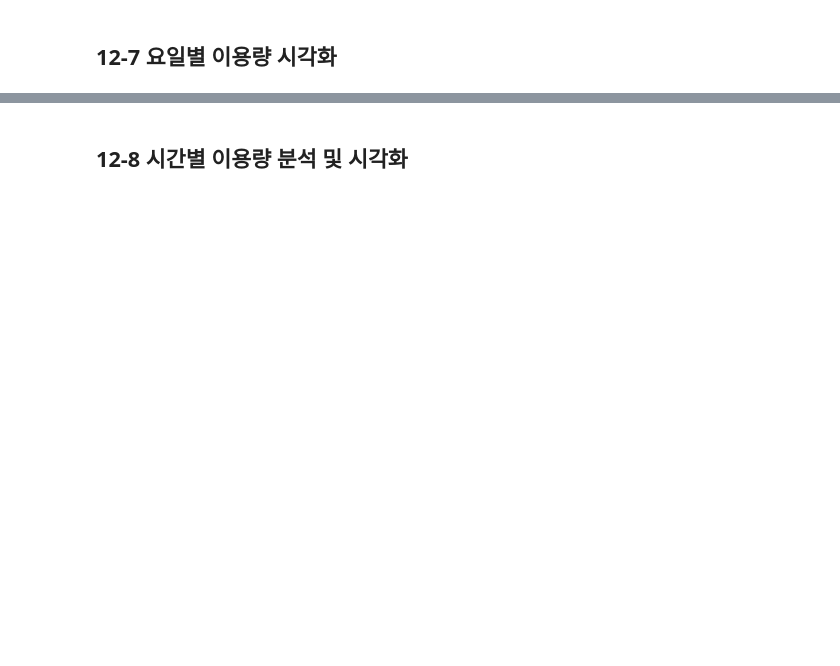
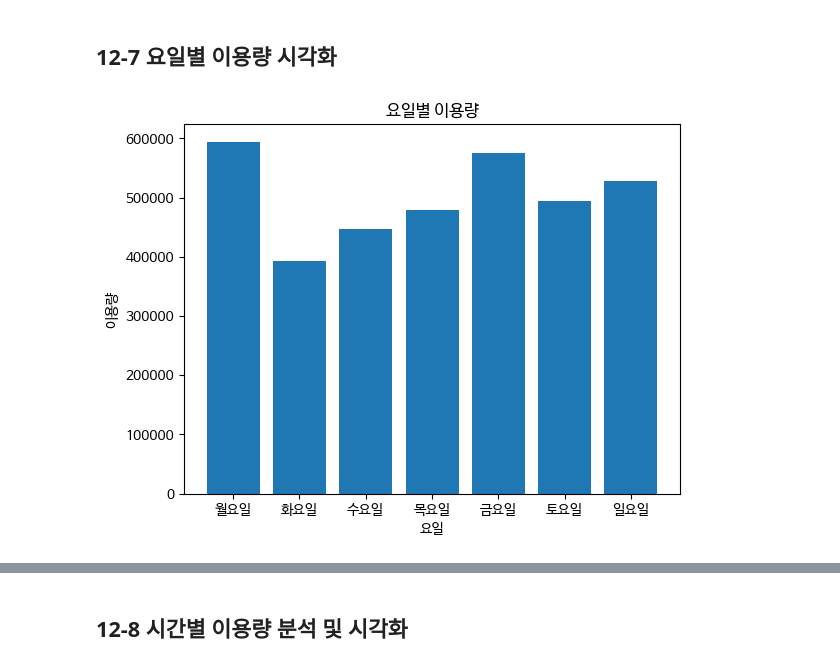
Before and after one commit to JOYCE1216/Data-Analysis-with-Open-Source, a Jupyter notebook: 오픈소스_데이터_분석_12강.ipynb, the cells around one changed output, grey strips where cells are left out. Drawn from its saved outputs; the diff is of its cells as text; code cells hidden in the pictures; blank space fills up the shorter version.

```diff
--- a/오픈소스_데이터_분석_12강.ipynb
+++ b/오픈소스_데이터_분석_12강.ipynb
@@ -213,6 +218,6 @@ print("\n범주형 데이터 요약 통계:\n", df.describe(include=['object']).
 ## 12-6 요일별 이용량 분석
 # %%
 ## 요일별 이용량 계산 및 정렬
-
+day_df = df['요일'].value_counts().reindex(day_mapping.values())
 ## 요일별 이용량 출력
 print("요일별 이용량:\n", day_df)
@@ -221,11 +237,13 @@ print("요일별 이용량:\n", day_df)
 # %%
 import matplotlib.pyplot as plt
 
 ## 요일별 이용량 막대 그래프 생성
-
+plt.bar(day_df.index, day_df.values)
 plt.title('요일별 이용량')
 plt.xlabel('요일')
 plt.ylabel('이용량')
 plt.show()
+# %% [output]
+[figure, added]
 # %%
 ## Dataframe의 plot을 이용한 요일별 이용량 막대 그래프 생성
```
Also changed, not shown: parts of 14 cells of this notebook.
